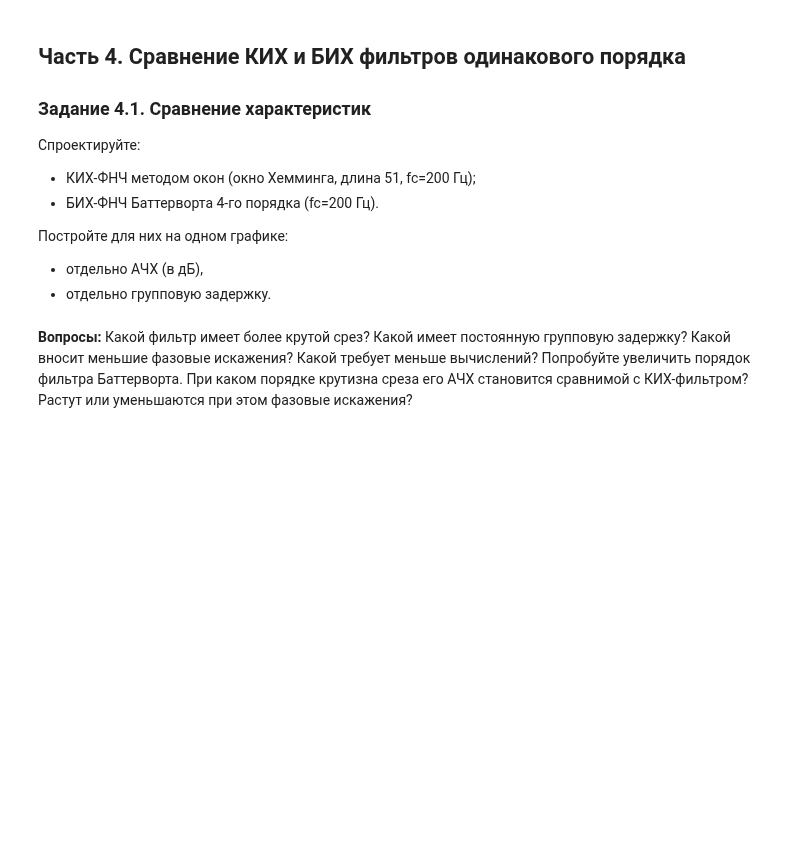
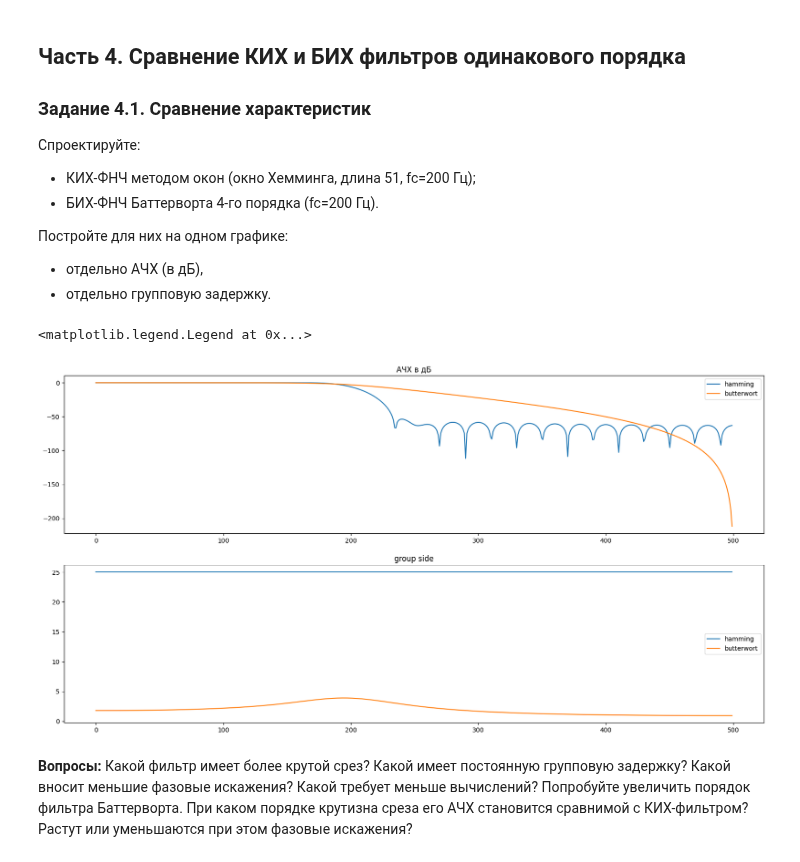
Before and after one commit to Korobokkk/YADRO-2026_dsp-seminars, a Jupyter notebook: seminars/6.ipynb, the cells around one changed output. Saved outputs shown, nothing was run; the diff lists cells and outputs as text; code cells hidden in the pictures; blank space fills up the shorter version.

```diff
--- a/seminars/6.ipynb
+++ b/seminars/6.ipynb
@@ -473,3 +516,34 @@ plt.show()
+# %%
+L=51
+fc=200
+N=4
+Wn=200
+
+ham = scipy.signal.firwin(L, 200, window='hamming', fs=1000)
+but = scipy.signal.butter(N, Wn, btype='low', output='ba', fs=1000)
+
+w, H = scipy.signal.freqz(ham, worN = 512, fs=fs_signal)
+mag_dB = 20*np.log10(np.abs(H) + 1e-12)
+w1, H1 = scipy.signal.freqz(*but, worN = 512, fs=fs_signal)
+mag_dB1 = 20*np.log10(np.abs(H1) + 1e-12)
+
+wg, gd = scipy.signal.group_delay((ham,1), fs=1000)
+wg1, gd1 = scipy.signal.group_delay(but, fs=1000)
+
+plt.figure(figsize=(20,10))
+plt.subplot(2,1,1)
+plt.title('АЧХ в дБ')
+plt.plot(w, mag_dB, label='hamming')
+plt.plot(w1, mag_dB1, label='butterwort')
+plt.legend()
+plt.subplot(2,1,2)
+plt.title('group side')
+plt.plot(wg, gd, label='hamming')
+plt.plot(wg1, gd1, label='butterwort')
+plt.legend()
+# %% [output]
+<matplotlib.legend.Legend at 0x...>
+[figure, added]
 # %% [markdown]
 **Вопросы:** Какой фильтр имеет более крутой срез? Какой имеет постоянную групповую задержку? Какой вносит меньшие фазовые искажения? Какой требует меньше вычислений? Попробуйте увеличить порядок фильтра Баттерворта. При каком порядке крутизна среза его АЧХ становится сравнимой с КИХ-фильтром? Растут или уменьшаются при этом фазовые искажения?
 # %% [markdown]
```
Also changed, not shown: parts of 4 cells of this notebook.
